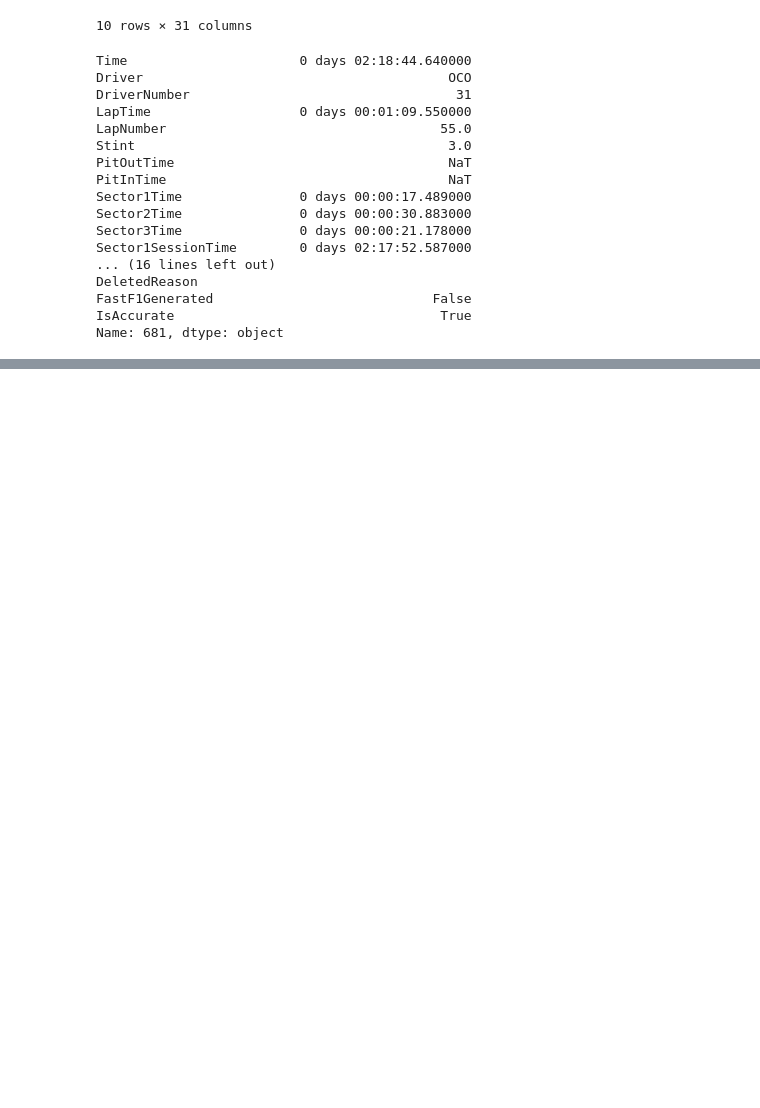
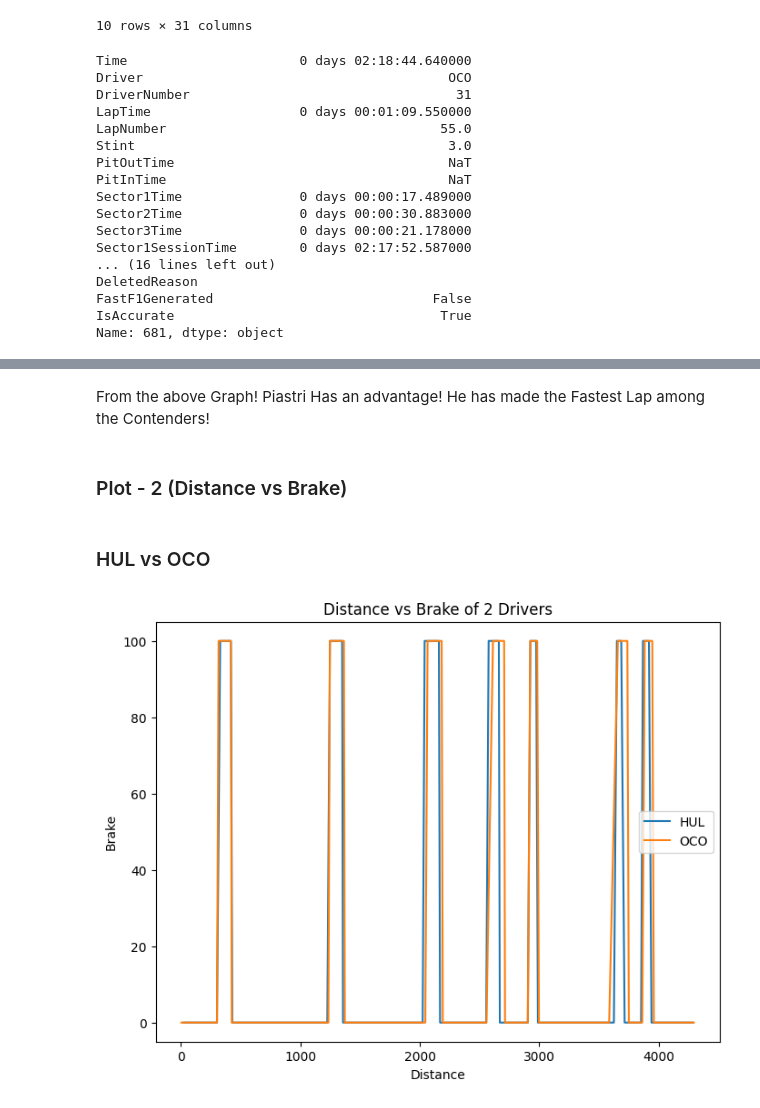
Before and after one commit to Mohandas-KJ/Slipstream-F1, a Jupyter notebook: 2026_Austria_GP/notebooks/02_telemetry_analysis.ipynb, the cells around one changed output, grey strips where cells are left out. Saved outputs shown, nothing was run; the diff lists cells and outputs as text; code cells hidden in the pictures; blank space fills up the shorter version.

```diff
--- a/2026_Austria_GP/notebooks/02_telemetry_analysis.ipynb
+++ b/2026_Austria_GP/notebooks/02_telemetry_analysis.ipynb
@@ -111,0 +146,10 @@ fast_sum
+# %% [markdown]
+From the above Graph! Piastri Has an advantage! He has made the Fastest Lap among the Contenders!
+# %% [markdown]
+### Plot - 2 (Distance vs Brake)
+# %% [markdown]
+### HUL vs OCO
+# %%
+slplot.plot_dist_brake([hul_tel,oco_tel],["HUL","OCO"])
+# %% [output]
+[figure, added]
```
Also changed, not shown: parts of 11 cells of this notebook, 2 other files.
